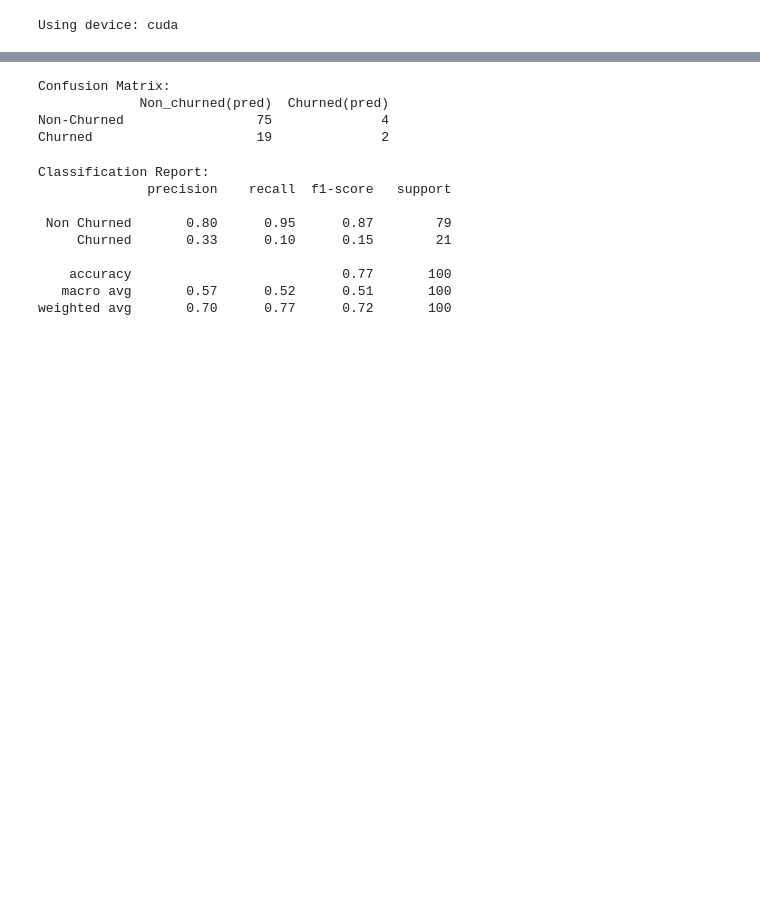
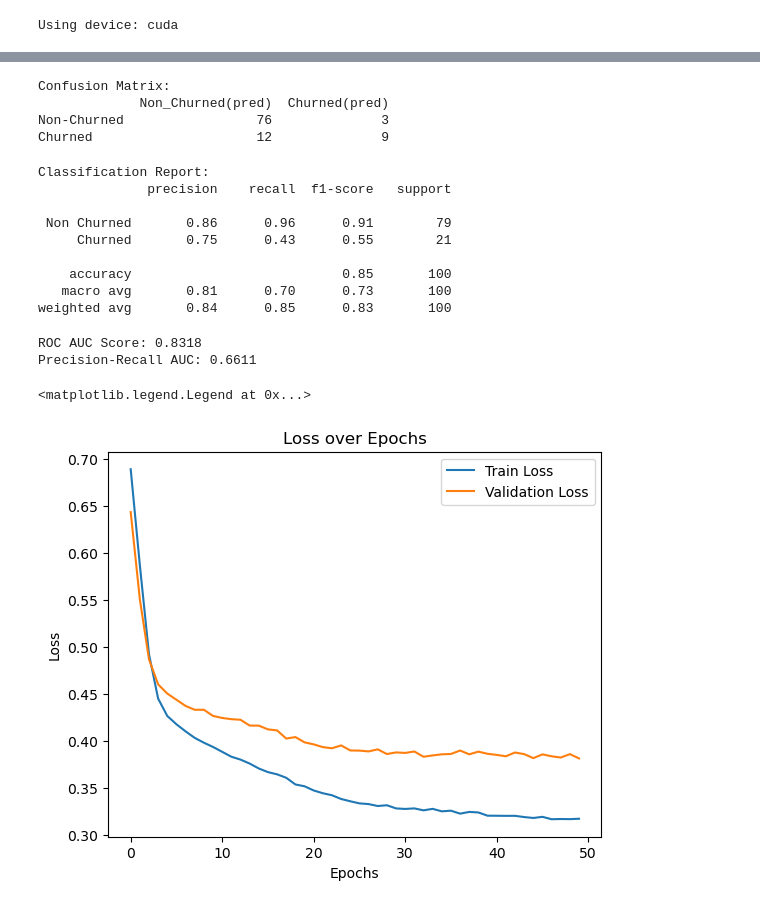
Before and after one commit to loloopes/churn_prediction, a Jupyter notebook: deep_learning_classification.ipynb, the cells around one changed output, grey strips where cells are left out. Drawn from its saved outputs; the diff is of its cells as text; code cells hidden in the pictures; blank space fills up the shorter version.

```diff
--- a/deep_learning_classification.ipynb
+++ b/deep_learning_classification.ipynb
@@ -56,7 +77,6 @@ class BinaryClassificationModel(nn.Module):
         return x
 # %%
 # Function to train and evaluate the model using cross-validation
-
 def cross_val_model(hidden1_size, hidden2_size, learning_rate):
     hidden1_size = int(hidden1_size)
     hidden2_size = int(hidden2_size)
@@ -70,11 +90,11 @@ def cross_val_model(hidden1_size, hidden2_size, learning_rate):
         X_val_fold = X_tensor[val_index]
         y_val_fold = y_tensor[val_index]
 
-        # create DataLoader for training fold
+        # Create DataLoader for training fold
         train_dataset = TensorDataset(X_train_fold, y_train_fold)
-        train_loader = DataLoader(train_dataset, batch_size=9, shuffle=True)
+        train_loader = DataLoader(train_dataset, batch_size=32, shuffle=True)
 
-        # Initialize the model, criterion, and optmizer
+        # Initialize the model, criterion, and optimizer
         model = BinaryClassificationModel(X_train_fold.shape[1], hidden1_size, hidden2_size).to(device)
         criterion = nn.BCELoss()
         optimizer = optim.Adam(model.parameters(), lr=learning_rate)
@@ -144,7 +164,3 @@ best_params = optimizer.max['params']
 model = BinaryClassificationModel(X_tensor.shape[1], int(best_params['hidden1_size']), int(best_params['hidden2_size'])).to(device)
 optimizer = optim.Adam(model.parameters(), lr=best_params['learning_rate'])
 criterion = nn.BCELoss()
-# %%
-# Create a DataLoader for training the final model
-train_dataset = TensorDataset(X_tensor, y_tensor)
-train_loader = DataLoader(train_dataset, batch_size=32, shuffle=True)
@@ -161,0 +167,13 @@ for epoch in range(50):
+# %%
+# Lists to store metrics for plotting
+train_losses = []
+train_accuracies = []
+val_losses = []
+val_accuracies = []
+# %%
+# Split the dataset into training and validation sets for metric tracking
+train_size = int(0.8 * len(train_dataset))
+val_size = len(train_dataset) - train_size
+train_subset, val_subset = random_split(train_dataset, [train_size, val_size])
+train_loader = DataLoader(train_subset, batch_size=32, shuffle=True)
+val_loader = DataLoader(val_subset, batch_size=32, shuffle=False)
@@ -174,26 +252,51 @@ Test Accuracy: 0.77
 # %%
-# Compute and format the confusion matrix
-cnf_matrix = confusion_matrix(y_test_tensor.cpu().numpy(), y_pred.cpu().numpy())
-cnf_table = pd.DataFrame(data=cnf_matrix, index=['Non-Churned', 'Churned'], columns=['Non_churned(pred)', 'Churned(pred)'])
-
+# Compute and display the confusion matrix
+cnf_matrix = confusion_matrix(y_test_tensor.cpu().numpy(), y_test_pred.cpu().numpy())
+cnf_table = pd.DataFrame(data=cnf_matrix, index=['Non-Churned', 'Churned'], columns=['Non_Churned(pred)', 'Churned(pred)'])
 print("\nConfusion Matrix:")
 print(cnf_table)
 # %% [output]
 Confusion Matrix:
-             Non_churned(pred)  Churned(pred)
-Non-Churned                 75              4
-Churned                     19              2
+             Non_Churned(pred)  Churned(pred)
+Non-Churned                 76              3
+Churned                     12              9
 # %%
-# Print the classification report with target names
+# Print classification report with the zero_division parameter
 print("\nClassification Report:")
-print(classification_report(y_test_tensor.cpu().numpy(), y_pred.cpu().numpy(), target_names=['Non Churned', 'Churned']))
+print(classification_report(y_test_tensor.cpu().numpy(), y_test_pred.cpu().numpy(), target_names=['Non Churned', 'Churned'], zero_division=1))
 # %% [output]
 Classification Report:
               precision    recall  f1-score   support
 
- Non Churned       0.80      0.95      0.87        79
-     Churned       0.33      0.10      0.15        21
+ Non Churned       0.86      0.96      0.91        79
+     Churned       0.75      0.43      0.55        21
 
-    accuracy                           0.77       100
-   macro avg       0.57      0.52      0.51       100
-weighted avg       0.70      0.77      0.72       100
+    accuracy                           0.85       100
+   macro avg       0.81      0.70      0.73       100
+weighted avg       0.84      0.85      0.83       100
+# %%
+# Print additional evaluation metrics
+roc_auc = roc_auc_score(y_test_tensor.cpu().numpy(), y_test_pred_probs.cpu().numpy())
+precision, recall, _ = precision_recall_curve(y_test_tensor.cpu().numpy(), y_test_pred_probs.cpu().numpy())
+pr_auc = auc(recall, precision)
+
+print(f"\nROC AUC Score: {roc_auc:.4f}")
+print(f"Precision-Recall AUC: {pr_auc:.4f}")
+# %% [output]
+ROC AUC Score: 0.8318
+Precision-Recall AUC: 0.6611
+# %%
+# Plot training and validation metrics
+plt.figure(figsize=(14, 5))
+
+# Plot training and validation losses
+plt.subplot(1, 2, 1)
+plt.plot(train_losses, label='Train Loss')
+plt.plot(val_losses, label='Validation Loss')
+plt.title('Loss over Epochs')
+plt.xlabel('Epochs')
+plt.ylabel('Loss')
+plt.legend()
+# %% [output]
+<matplotlib.legend.Legend at 0x...>
+[figure, added]
```
Also changed, not shown: parts of 20 cells of this notebook.
